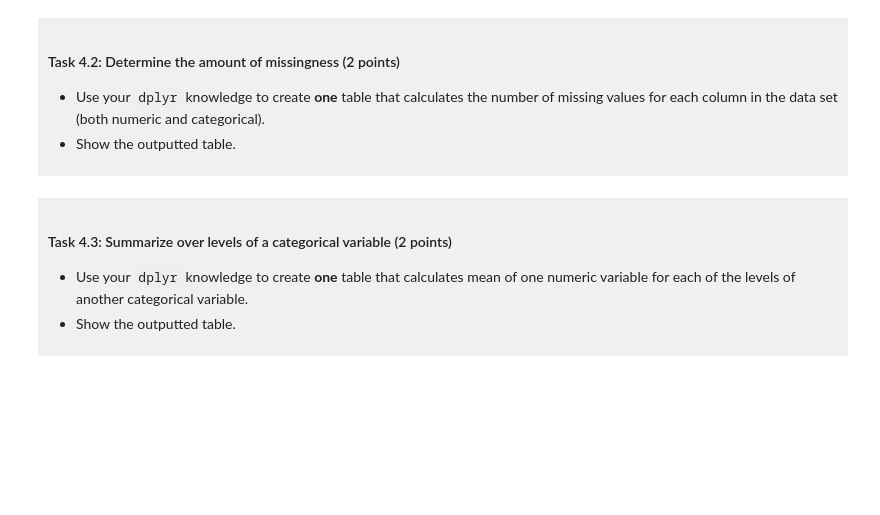
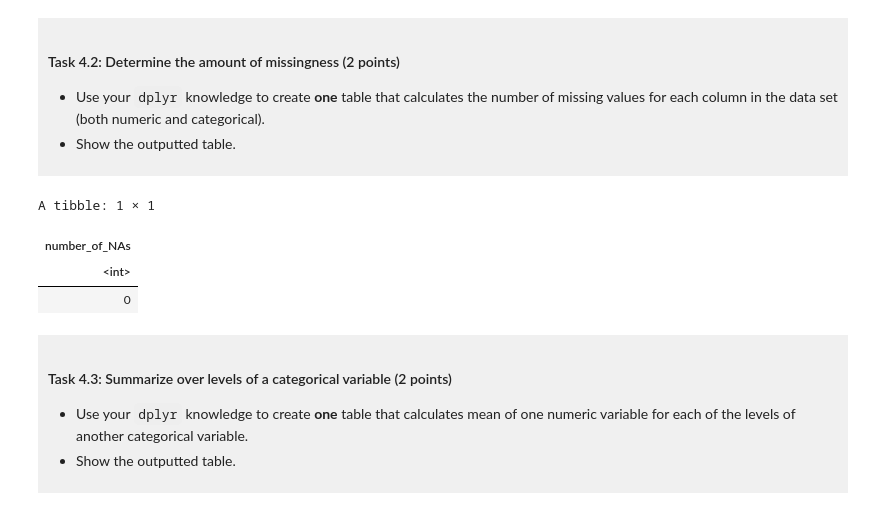
Before and after one commit to EnderArtzo/dsci-100-project-eve-robinson, a Jupyter notebook: dsci-100-project-notebook.ipynb, the cells around one changed output. Cells and saved outputs as stored; diff of their text form; code cells hidden in the pictures; blank space fills up the shorter version.

```diff
--- a/dsci-100-project-notebook.ipynb
+++ b/dsci-100-project-notebook.ipynb
@@ -323,7 +353,36 @@ You will refine your research question (if needed) and produce a tidy data set.
 - Show the outputted table.
 </div>
 # %%
-### EDIT THIS CODE CELL ###
+# Filters out all rows if any variable doesn't have an NA in it. Then counts up all the rows that are there
+tourney_missing <- tidy_tourney_data |>
+                        is.na() |>
+                        as_tibble() |>
+                        filter(tourney_wins | tourney_losses | school | year | tourney_finish == TRUE) |>
+                        summarize(number_of_NAs = n())
+tourney_missing
+
+
+# Me when trying to do this another day and notreally remembering how certain functions worked :C
+# tourney_missing <- tidy_tourney_data |>
+#                         is.na() |>
+#                         as_tibble()
+# tourney_missingW <- tourney_missing |>
+#                         group_by(tourney_wins) |>
+#                         summarize(Count = n())
+# tourney_missingL <- tourney_missing |>
+#                         group_by(tourney_losses) |>
+#                         summarize(Count = n())
+# tourney_missingF <- tourney_missing |>
+#                         group_by(tourney_finish) |>
+#                         summarize(Count = n())
+# tourney_missingL
+# tourney_missingW
+# tourney_missingF
+# %% [output]
+A tibble: 1 × 1
+| number_of_NAs |
+| <int> |
+| 0 |
 # %% [markdown]
 <div style="background-color: #f0f0f0; padding: 10px;">
 
```
Also changed, not shown: parts of 5 cells of this notebook.
